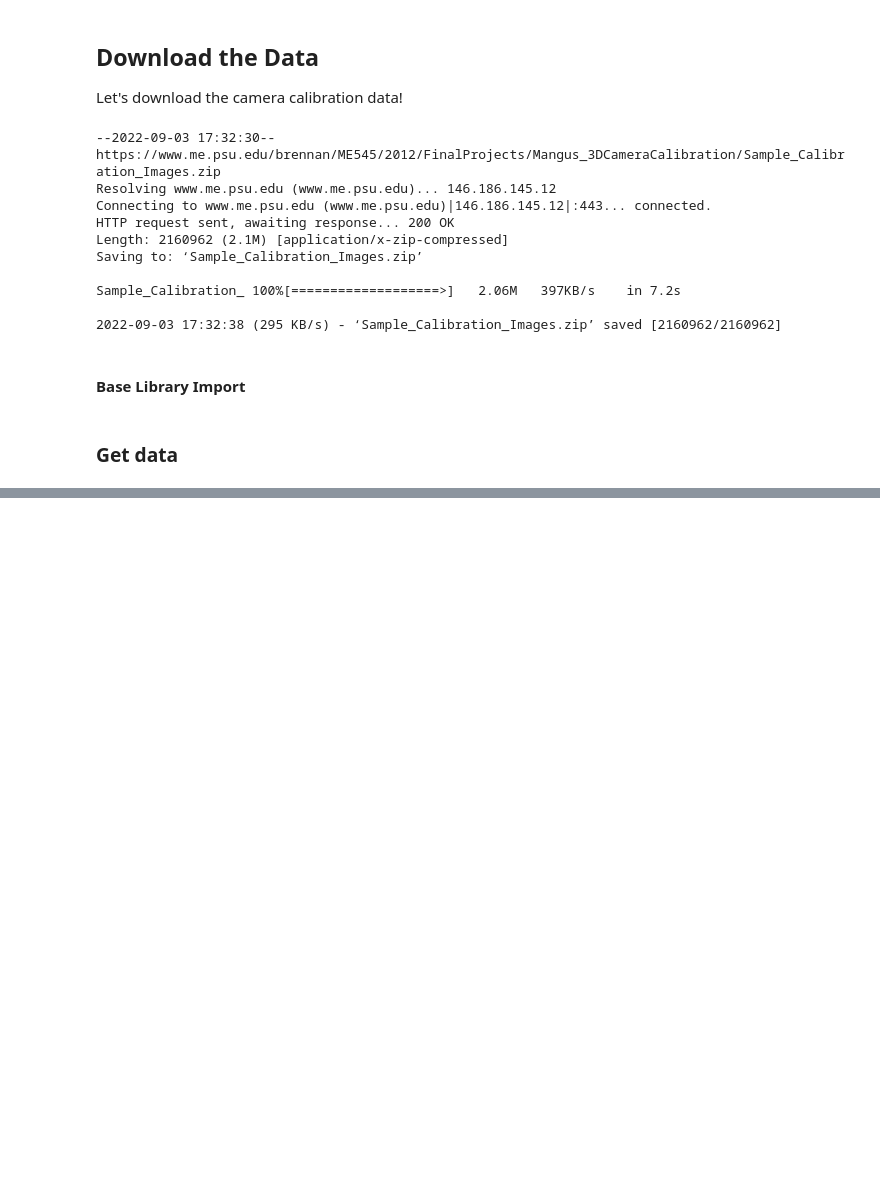
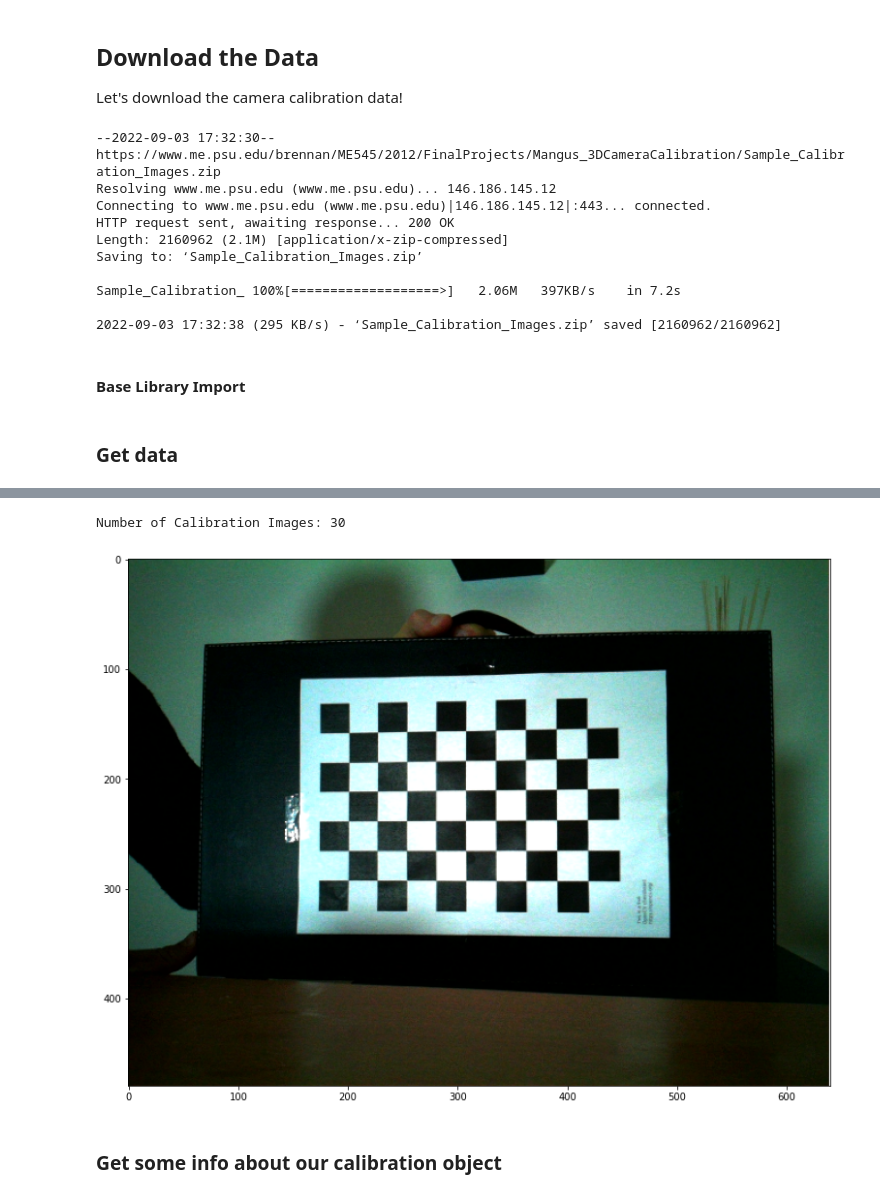
Before and after one commit to itberrios/stereo_vision_starter, a Jupyter notebook: 1_camera_calibration.ipynb, the cells around one changed output, grey strips where cells are left out. Cells and saved outputs as stored; diff of their text form; code cells hidden in the pictures; blank space fills up the shorter version.

```diff
--- a/1_camera_calibration.ipynb
+++ b/1_camera_calibration.ipynb
@@ -346,0 +143,13 @@ Number of right images: 227
+# %%
+calibration_images = glob('stereo_vision_data/Calibration/Image Pairs/pairs/left_*.png')
+
+print(f'Number of Calibration Images: {len(calibration_images)}')
+
+
+plt.imshow(mpimg.imread(calibration_images[21]))
+plt.show()
+# %% [output]
+Number of Calibration Images: 30
+[figure, added]
+# %% [markdown]
+### Get some info about our calibration object
```
Also changed, not shown: parts of 28 cells of this notebook.
